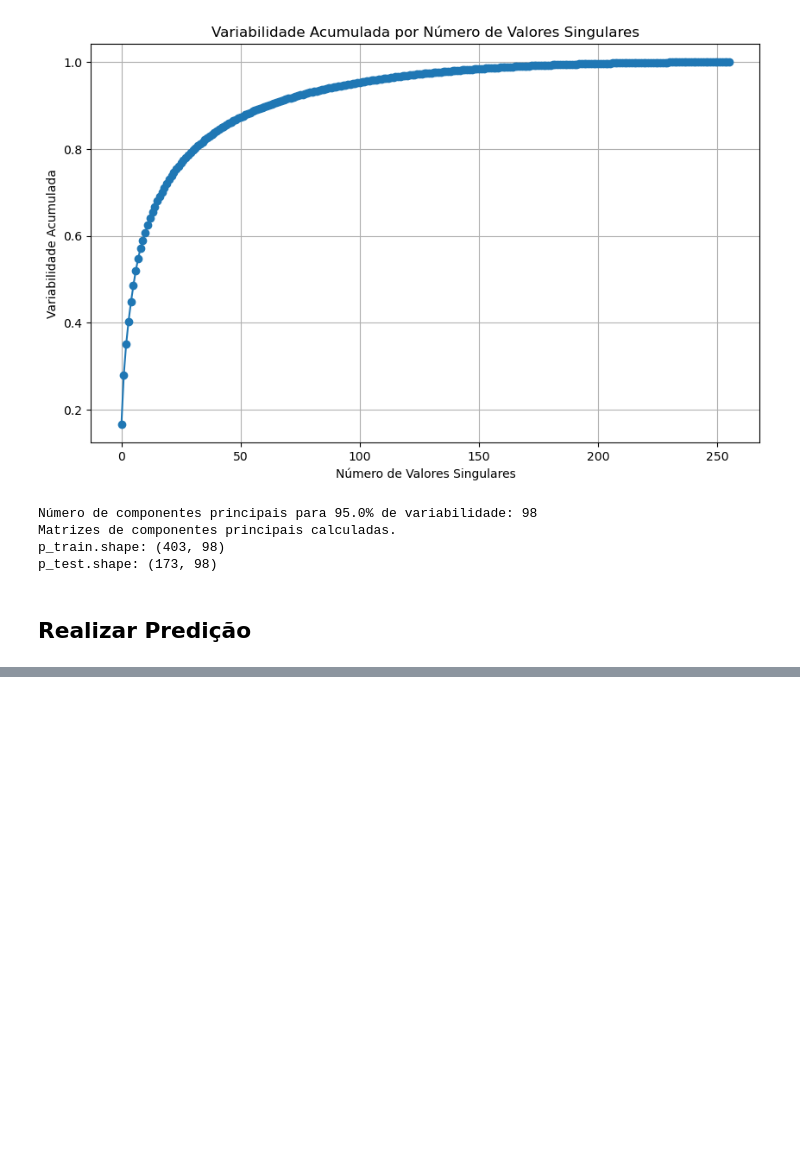
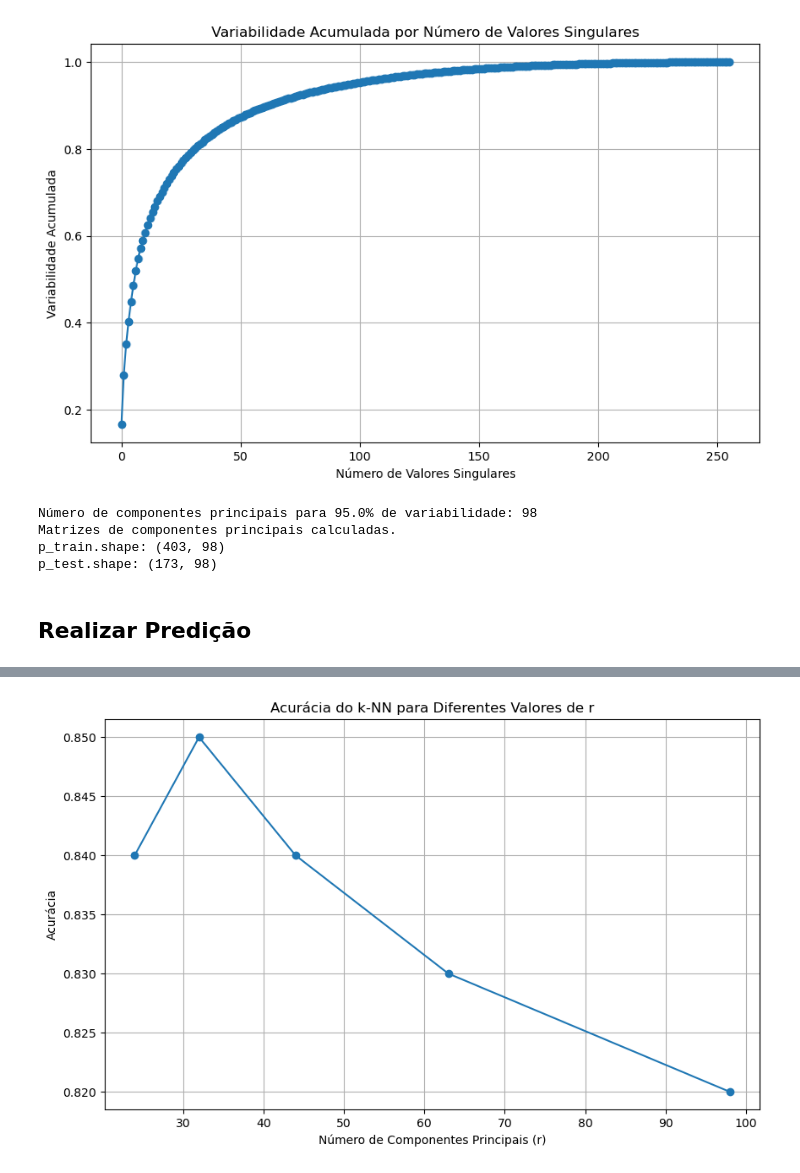
Before and after one commit to lucas-campelo/knn-distance-comparison, a Jupyter notebook: notebooks/persian_letters_svd.ipynb, the cells around one changed output, grey strips where cells are left out. Cells and saved outputs as stored; diff of their text form; code cells hidden in the pictures; blank space fills up the shorter version.

Commit message:
Add tests for 5 different values of r

```diff
--- a/notebooks/persian_letters_svd.ipynb
+++ b/notebooks/persian_letters_svd.ipynb
@@ -198,0 +208,33 @@ print(r)
+# %%
+avg_times, accuracies = [], []
+
+for r in r_values:
+    Vt_reduced = Vt[:r, :]
+
+    p_train = x_train_center @ Vt_reduced.T
+    p_test = x_test_center @ Vt_reduced.T
+
+    avg_time, accuracy = 0, 0
+
+    for index, p in enumerate(p_test):
+        start = time.time() # Iniciar cronômetro.
+        result = knn(p_train, y_train, p, euclidean_distance) # Realizar teste e extrair resultado.
+        end = time.time() # Parar cronômetro.
+
+        total_time = end - start # Medir tempo decorrido.
+        avg_time += total_time # Armazenar tempo decorrido na variável de tempo médio.
+
+        # Testar acurácia do teste.
+        if result == y_test[index]:
+            accuracy += 1
+
+    avg_time = round(avg_time / len(p_test), 5)
+    accuracy = round(accuracy / len(p_test), 2)
+
+    print('valor de r:', r)
+    print('tempo médio de execução: ', avg_time, 'segundos')
+    print('acurácia dos testes: ', accuracy)
+    print('------------------------------')
+
+    avg_times.append(avg_time)
+    accuracies.append(accuracy)
@@ -198,0 +262,11 @@ print(r)
+# %%
+# Plotar o gráfico de r por acurácia
+plt.figure(figsize=(10, 6))
+plt.plot(r_values, accuracies, marker='o')
+plt.xlabel('Número de Componentes Principais (r)')
+plt.ylabel('Acurácia')
+plt.title('Acurácia do k-NN para Diferentes Valores de r')
+plt.grid(True)
+plt.show()
+# %% [output]
+[figure, added]
```
Also changed, not shown: parts of 6 cells of this notebook.
